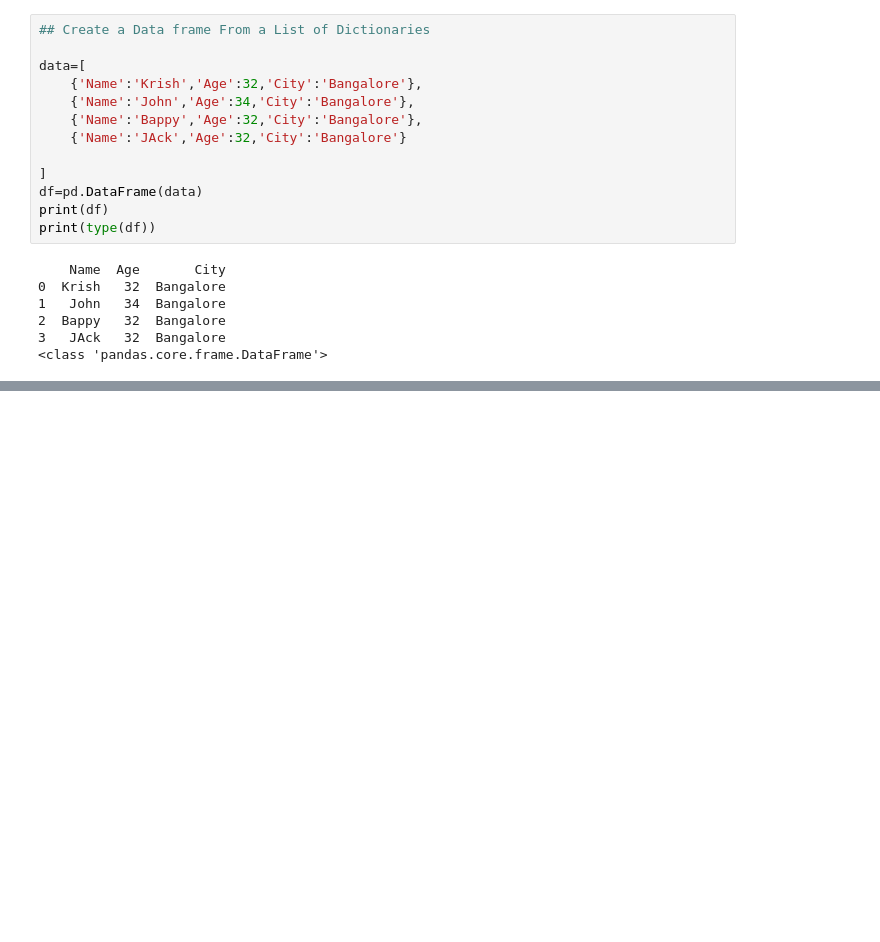
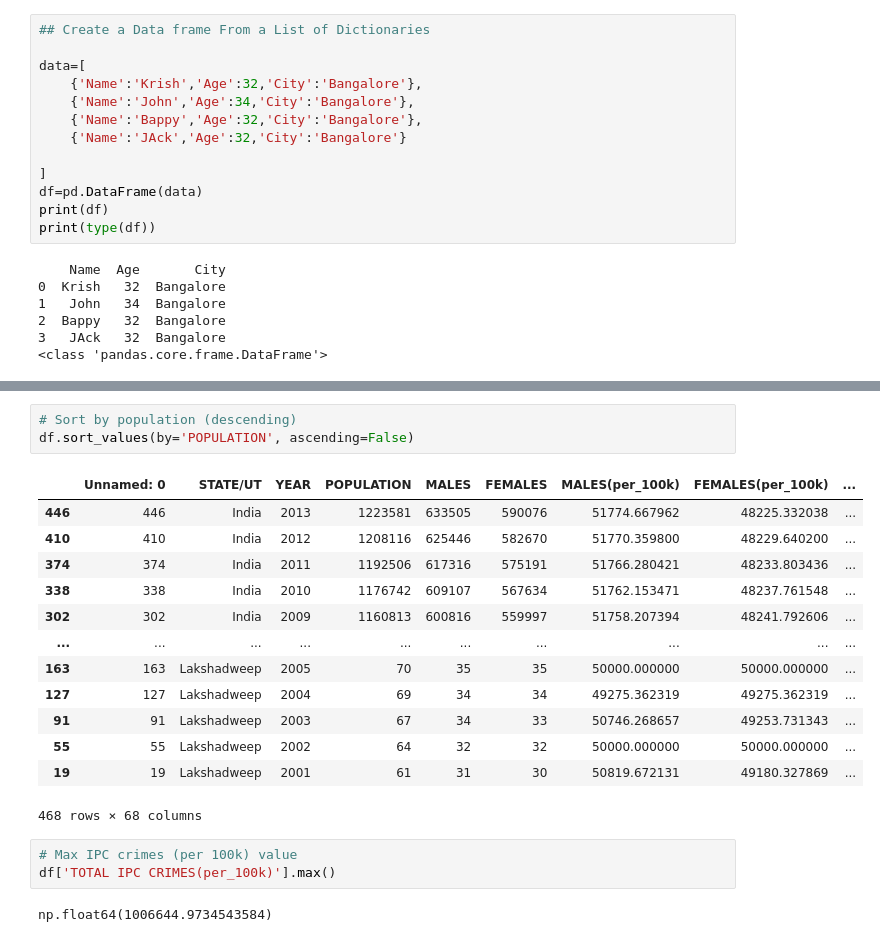
Before and after one commit to AnanyaSinghBabu/Python, a Jupyter notebook: Data Analysis/pandas.ipynb, the cells around one changed output, grey strips where cells are left out. Drawn from its saved outputs; the diff is of its cells as text; blank space fills up the shorter version.

```diff
--- a/Data Analysis/pandas.ipynb
+++ b/Data Analysis/pandas.ipynb
@@ -103,0 +433,22 @@ print(type(df))
+# %%
+# Sort by population (descending)
+df.sort_values(by='POPULATION', ascending=False)
+# %% [output]
+|  | Unnamed: 0 | STATE/UT | YEAR | POPULATION | MALES | FEMALES | MALES(per_100k) | FEMALES(per_100k) | ... |
+| 446 | 446 | India | 2013 | 1223581 | 633505 | 590076 | 51774.667962 | 48225.332038 | ... |
+| 410 | 410 | India | 2012 | 1208116 | 625446 | 582670 | 51770.359800 | 48229.640200 | ... |
+| 374 | 374 | India | 2011 | 1192506 | 617316 | 575191 | 51766.280421 | 48233.803436 | ... |
+| 338 | 338 | India | 2010 | 1176742 | 609107 | 567634 | 51762.153471 | 48237.761548 | ... |
+| 302 | 302 | India | 2009 | 1160813 | 600816 | 559997 | 51758.207394 | 48241.792606 | ... |
+| ... | ... | ... | ... | ... | ... | ... | ... | ... | ... |
+| 163 | 163 | Lakshadweep | 2005 | 70 | 35 | 35 | 50000.000000 | 50000.000000 | ... |
+| 127 | 127 | Lakshadweep | 2004 | 69 | 34 | 34 | 49275.362319 | 49275.362319 | ... |
+| 91 | 91 | Lakshadweep | 2003 | 67 | 34 | 33 | 50746.268657 | 49253.731343 | ... |
+| 55 | 55 | Lakshadweep | 2002 | 64 | 32 | 32 | 50000.000000 | 50000.000000 | ... |
+| 19 | 19 | Lakshadweep | 2001 | 61 | 31 | 30 | 50819.672131 | 49180.327869 | ... |
+468 rows × 68 columns
+# %%
+# Max IPC crimes (per 100k) value
+df['TOTAL IPC CRIMES(per_100k)'].max()
+# %% [output]
+np.float64(1006644.9734543584)
```
Also changed, not shown: parts of 33 cells of this notebook, 6 other files.
